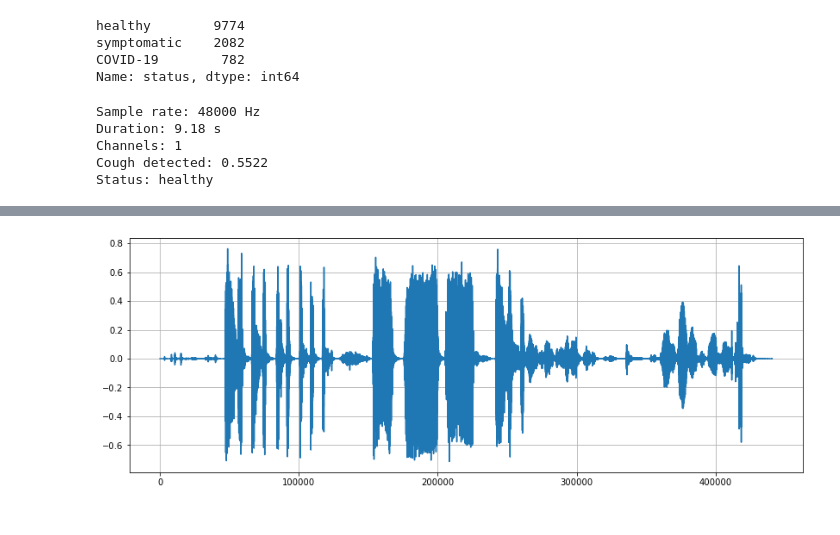
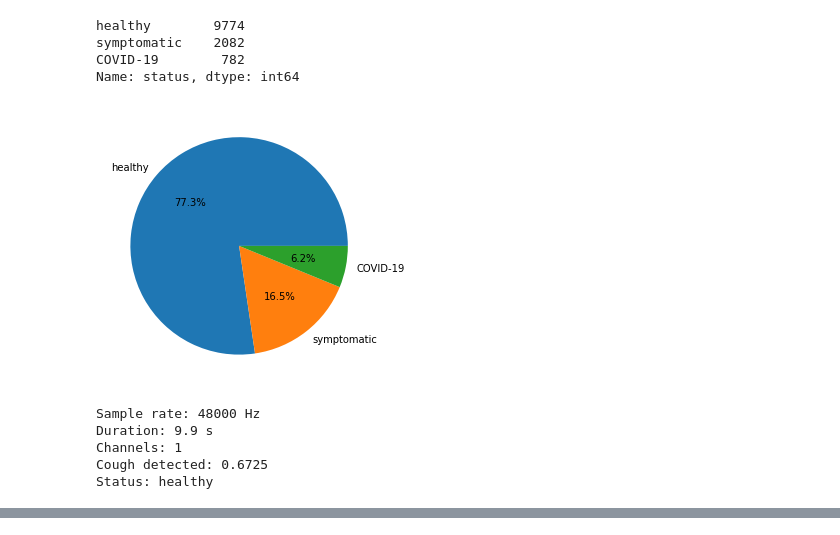
Before and after one commit to CE8-ComputerEng/Deep-Learning-Mini-Project, a Jupyter notebook: data-explore.ipynb, the cells around one changed output, grey strips where cells are left out. Saved outputs shown, nothing was run; the diff lists cells and outputs as text; code cells hidden in the pictures.

```diff
--- a/data-explore.ipynb
+++ b/data-explore.ipynb
@@ -84,6 +84,13 @@ healthy        9774
 symptomatic    2082
 COVID-19        782
 Name: status, dtype: int64
+# %%
+plt.figure(figsize=(10, 5))
+
+plt.pie(filtered_df['status'].value_counts(), labels=filtered_df['status'].value_counts().index, autopct='%1.1f%%')
+plt.show()
+# %% [output]
+[figure, added]
 # %%
 BASE_PATH = 'data/'
 def get_audio_file(uuid, data_path=BASE_PATH):
@@ -103,32 +110,26 @@ def load_audio_file(uuid):
     info = torchaudio.info(audio_file)
 
     return sig, sr, info
-
-uuid, cough_detected, status = filtered_df[['uuid', 'cough_detected', 'status']].iloc[np.random.randint(0, len(filtered_df))]
-
-sig, sr, info = load_audio_file(uuid)
-
-print('Sample rate: {} Hz'.format(sr))
-print('Duration: {} s'.format(info.num_frames / info.sample_rate))
-print('Channels: {}'.format(info.num_channels))
-
-print('Cough detected: {}'.format(cough_detected))
-print('Status: {}'.format(status))
-# %% [output]
-Sample rate: 48000 Hz
-Duration: 9.18 s
-Channels: 1
-Cough detected: 0.5522
-Status: healthy
+# %%
+SAMPLE_ID = np.random.randint(0, len(filtered_df))
+
+uuid, cough_detected, status = filtered_df[['uuid', 'cough_detected', 'status']].iloc[SAMPLE_ID]
+
+sig, sr, info = load_audio_file(uuid)
+
+print('Sample rate: {} Hz'.format(sr))
+print('Duration: {} s'.format(info.num_frames / info.sample_rate))
+print('Channels: {}'.format(info.num_channels))
+
+print('Cough detected: {}'.format(cough_detected))
+print('Status: {}'.format(status))
+# %% [output]
+Sample rate: 48000 Hz
+Duration: 9.9 s
+Channels: 1
+Cough detected: 0.6725
+Status: healthy
 # %%
 Audio(sig[0].numpy(), rate=sr)
 # %% [output]
 [interactive output not drawn]
-# %%
-fig = plt.figure(figsize=(14, 5))
-plt.plot(sig.t().numpy())
-plt.grid()
-
-plt.show()
-# %% [output]
-[figure, removed]
```
Also changed, not shown: parts of 12 cells of this notebook, 2 other files.
